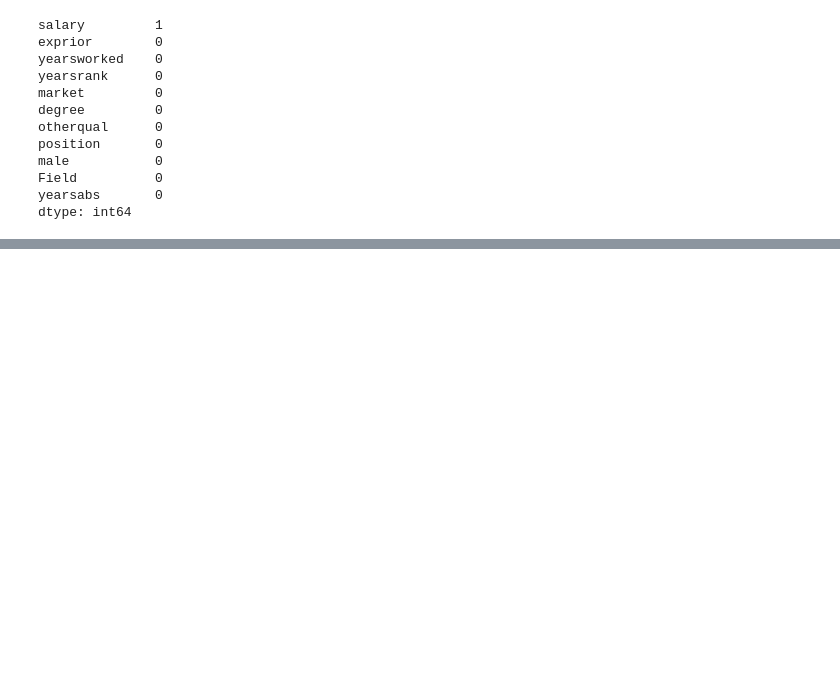
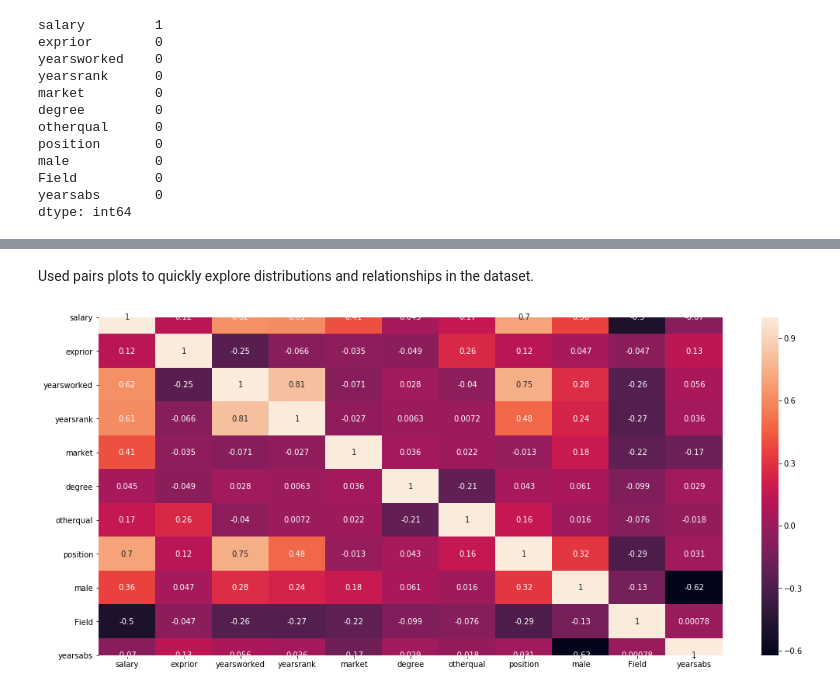
Before and after one commit to codeART96/CROSS-VALIDATION-and-SIMPLE-LINEAR-REGRESSION, a Jupyter notebook: Untitled.ipynb, the cells around one changed output, grey strips where cells are left out. Drawn from its saved outputs; the diff is of its cells as text; code cells hidden in the pictures; blank space fills up the shorter version.

```diff
--- a/Untitled.ipynb
+++ b/Untitled.ipynb
@@ -92,0 +147,7 @@ salary_df
+# %% [markdown]
+Used pairs plots to quickly explore distributions and relationships in the dataset.
+# %%
+g = plt.subplots(figsize=(18, 8))
+g = sns.heatmap(salary_df.corr(),yticklabels=True,annot=True)
+# %% [output]
+[figure, added]
```
Also changed, not shown: parts of 36 cells of this notebook, 1 other file.
